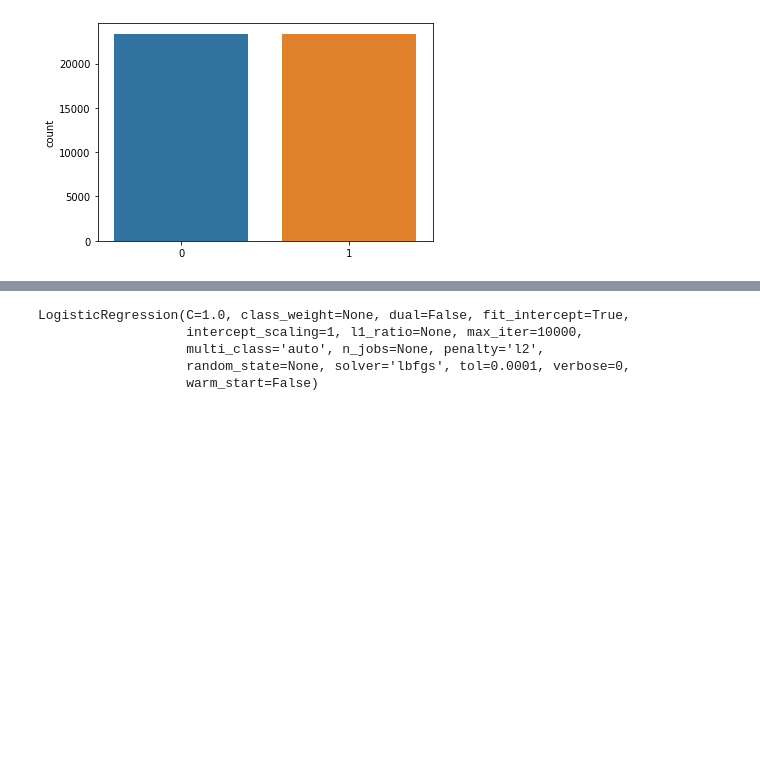
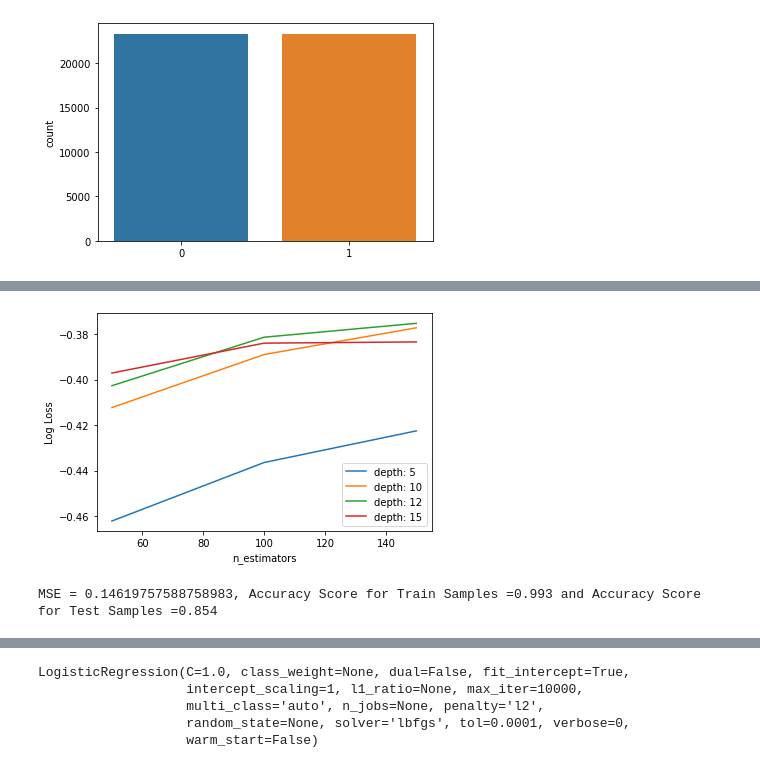
Before and after one commit to pranav168/Credit-Card-Default-Prediction, a Jupyter notebook: Credit_Card_Default_Prediction_final_Capstone_Project.ipynb, the cells around one changed output, grey strips where cells are left out. Saved outputs shown, nothing was run; the diff lists cells and outputs as text; code cells hidden in the pictures; blank space fills up the shorter version.

```diff
--- a/Credit_Card_Default_Prediction_final_Capstone_Project.ipynb
+++ b/Credit_Card_Default_Prediction_final_Capstone_Project.ipynb
@@ -332,0 +405,22 @@ X_train,X_test,y_train,y_test = train_test_split(X,y, test_size =0.2,random_stat
+# %%
+scores = np.array(means).reshape(len(max_depth), len(n_estimators))
+for i, value in enumerate(max_depth):
+    plt.plot(n_estimators, scores[i], label='depth: ' + str(value))
+plt.legend()
+plt.xlabel('n_estimators')
+plt.ylabel('Log Loss')
+plt.savefig('n_estimators_vs_max_depth.png')
+# %% [output]
+[figure, added]
+# %%
+model2=XGBClassifier(max_depth=12,n_estimators=200)
+model2.fit(X_train,y_train)
+y_pred_test2=model2.predict(X_test)
+y_pred_train2=model2.predict(X_train)
+y_pred_test_prob=model2.predict_proba(X_test)                                   # will be used for KS Chart Calculation
+mse2=mean_squared_error(y_test,y_pred_test2)
+accuracy_test2=accuracy_score(y_test,y_pred_test2)
+accuracy_train2=accuracy_score(y_train,y_pred_train2)
+print(f'MSE = {mse2}, Accuracy Score for Train Samples ={round(accuracy_train2,3)} and Accuracy Score for Test Samples ={round(accuracy_test2,3)}')
+# %% [output]
+MSE = 0.14619757588758983, Accuracy Score for Train Samples =0.993 and Accuracy Score for Test Samples =0.854
```
Also changed, not shown: parts of 28 cells of this notebook.
